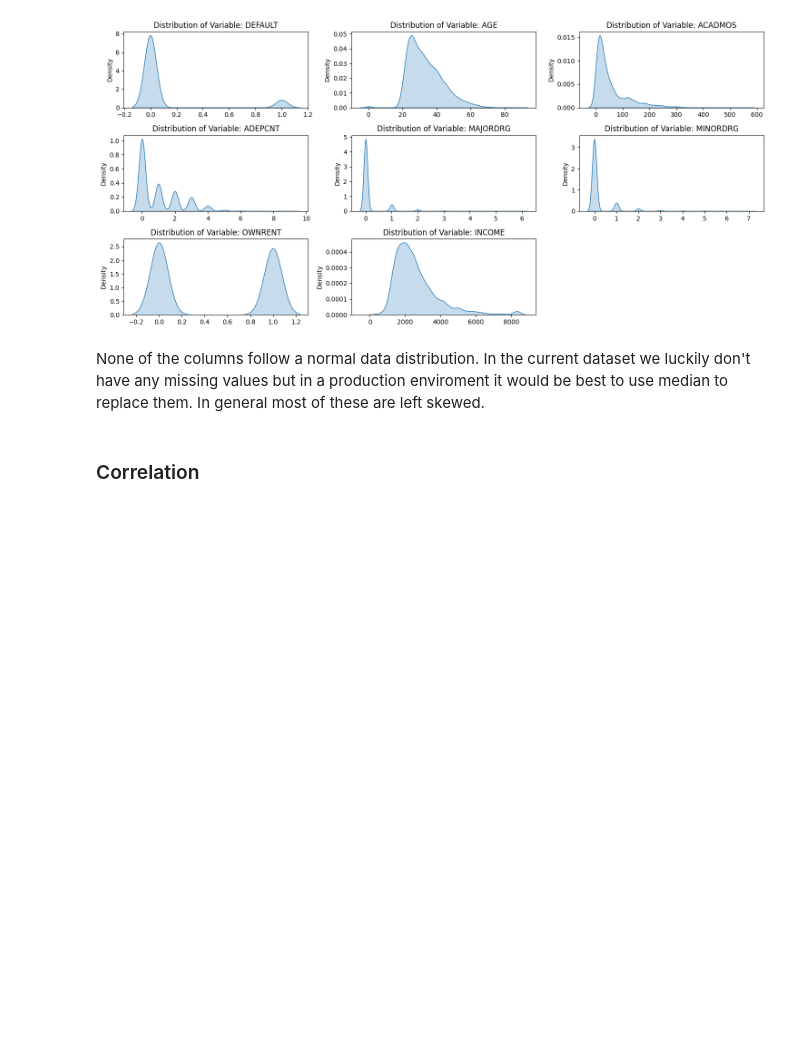
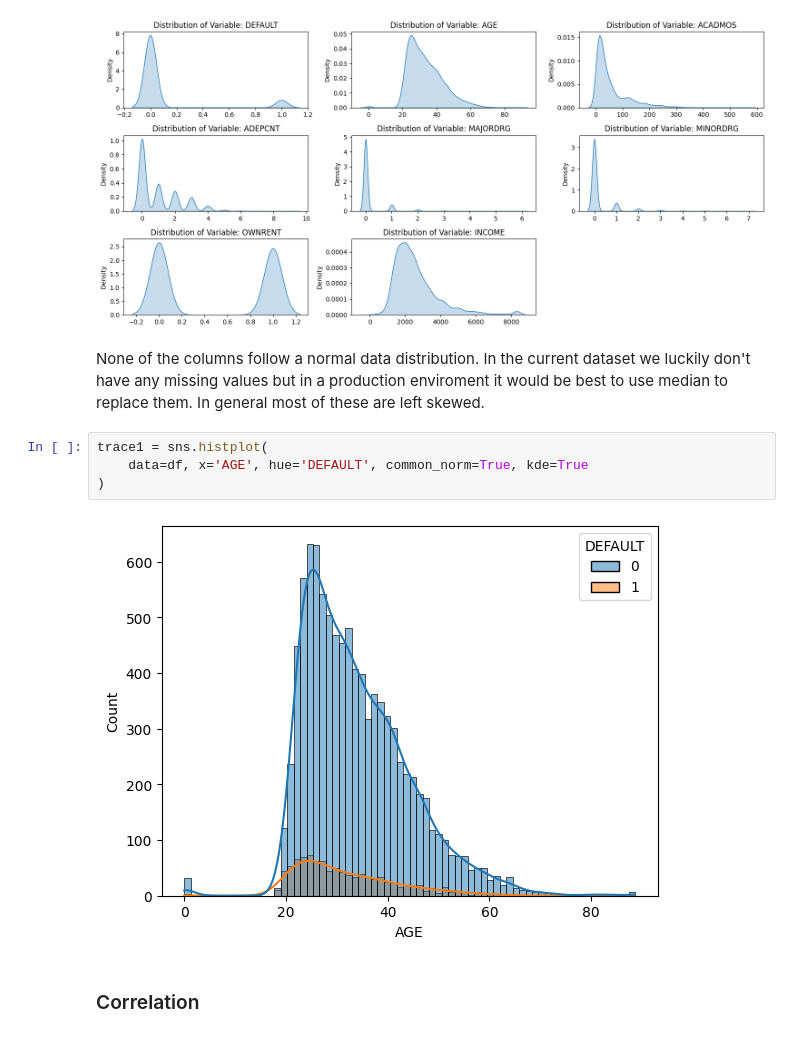
Before and after one commit to Ostyk/credit-risk-score, a Jupyter notebook: CreditScore.ipynb, the cells around one changed output. Saved outputs shown, nothing was run; the diff lists cells and outputs as text; blank space fills up the shorter version.

```diff
--- a/CreditScore.ipynb
+++ b/CreditScore.ipynb
@@ -173,6 +197,12 @@ plt.show()
 [figure]
 # %% [markdown]
 None of the columns follow a normal data distribution. In the current dataset we luckily don't have any missing values but in a production enviroment it would be best to use median to replace them. In general most of these are left skewed.
+# %%
+trace1 = sns.histplot(
+    data=df, x='AGE', hue='DEFAULT', common_norm=True, kde=True
+)
+# %% [output]
+[figure, added]
 # %% [markdown]
 ### Correlation
 # %%
```
Also changed, not shown: parts of 27 cells of this notebook.
